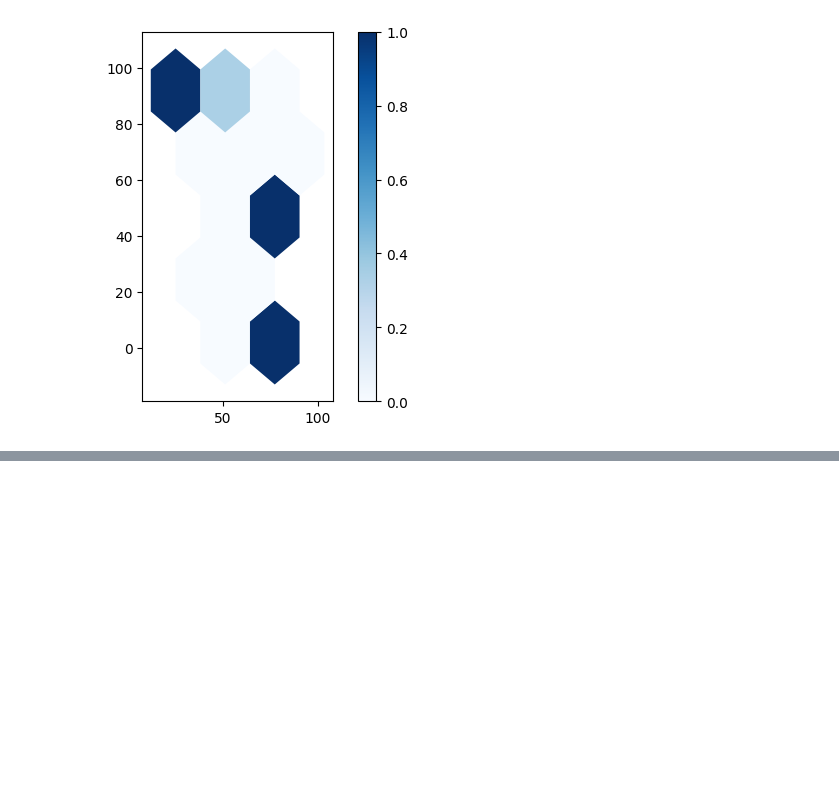
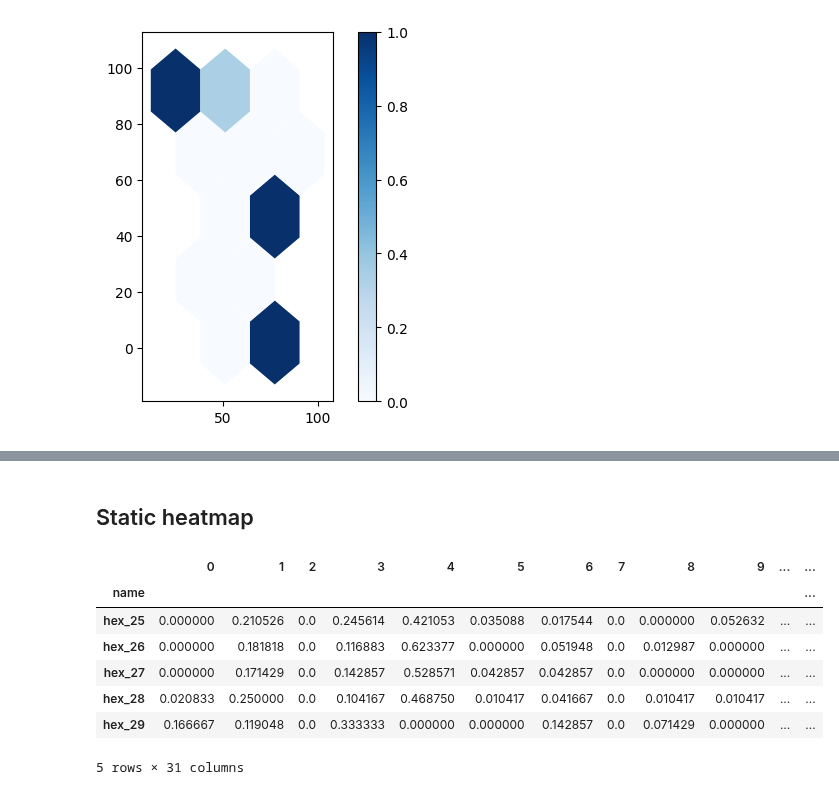
Before and after one commit to broadinstitute/celldega, a Jupyter notebook: notebooks/niche_clustering.ipynb, the cells around one changed output, grey strips where cells are left out. Cells and saved outputs as stored; diff of their text form; code cells hidden in the pictures; blank space fills up the shorter version.

```diff
--- a/notebooks/niche_clustering.ipynb
+++ b/notebooks/niche_clustering.ipynb
@@ -119,0 +210,2 @@ plot_hex_clusters(gdf_hex, gdf_niche)
+# %%
+adata = sc.read_h5ad(f'data/xenium_data/with_leiden.h5ad')
@@ -119,0 +239,2 @@ plot_hex_clusters(gdf_hex, gdf_niche)
+# %%
+gdf_niche, gdf_hex = dega.nbhd.cluster_hex_tiles_leiden(adata, radius=75, resolution=0.5, n_neighbors=5)
@@ -119,0 +263,2 @@ plot_hex_clusters(gdf_hex, gdf_niche)
+# %% [markdown]
+## Static heatmap
@@ -119,0 +292,20 @@ plot_hex_clusters(gdf_hex, gdf_niche)
+# %%
+gdf_hex_ = gdf_hex.drop(['geometry', 'leiden'], axis=1)
+gdf_hex_.set_index('name', inplace=True)
+
+gdf_hex_ = gdf_hex_[(gdf_hex_ != 0).any(axis=1)]
+gdf_hex_ = gdf_hex_.loc[gdf_hex_.std(axis=1) != 0]
+# gdf_hex_ = gdf_hex_.replace([np.inf, -np.inf], np.nan).dropna()
+
+# gdf_hex_ = gdf_hex_.replace([np.inf, -np.inf], np.nan).fillna(0)
+# %%
+gdf_hex_.head()
+# %% [output]
+|  | 0 | 1 | 2 | 3 | 4 | 5 | 6 | 7 | 8 | 9 | ... | ... |
+| name |  |  |  |  |  |  |  |  |  |  |  | ... |
+| hex_25 | 0.000000 | 0.210526 | 0.0 | 0.245614 | 0.421053 | 0.035088 | 0.017544 | 0.0 | 0.000000 | 0.052632 | ... | ... |
+| hex_26 | 0.000000 | 0.181818 | 0.0 | 0.116883 | 0.623377 | 0.000000 | 0.051948 | 0.0 | 0.012987 | 0.000000 | ... | ... |
+| hex_27 | 0.000000 | 0.171429 | 0.0 | 0.142857 | 0.528571 | 0.042857 | 0.042857 | 0.0 | 0.000000 | 0.000000 | ... | ... |
+| hex_28 | 0.020833 | 0.250000 | 0.0 | 0.104167 | 0.468750 | 0.010417 | 0.041667 | 0.0 | 0.010417 | 0.010417 | ... | ... |
+| hex_29 | 0.166667 | 0.119048 | 0.0 | 0.333333 | 0.000000 | 0.000000 | 0.142857 | 0.0 | 0.071429 | 0.000000 | ... | ... |
+5 rows × 31 columns
```
Also changed, not shown: parts of 35 cells of this notebook, 1 other file.
